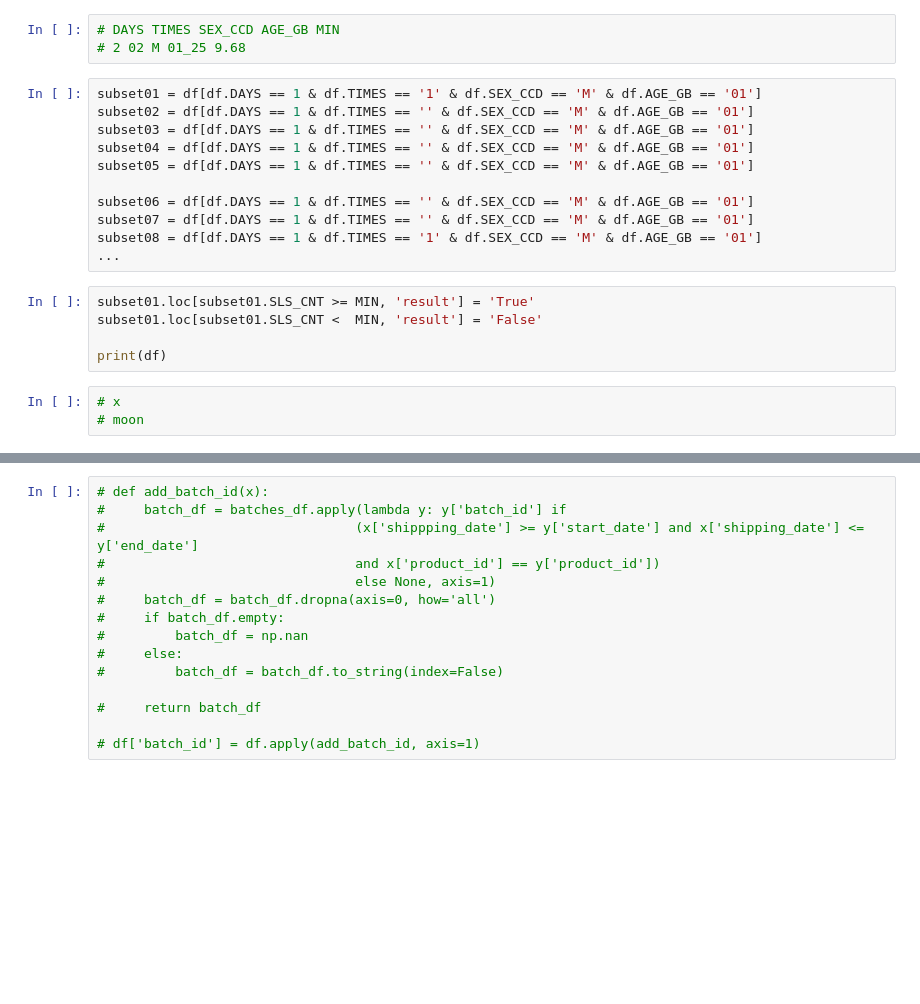
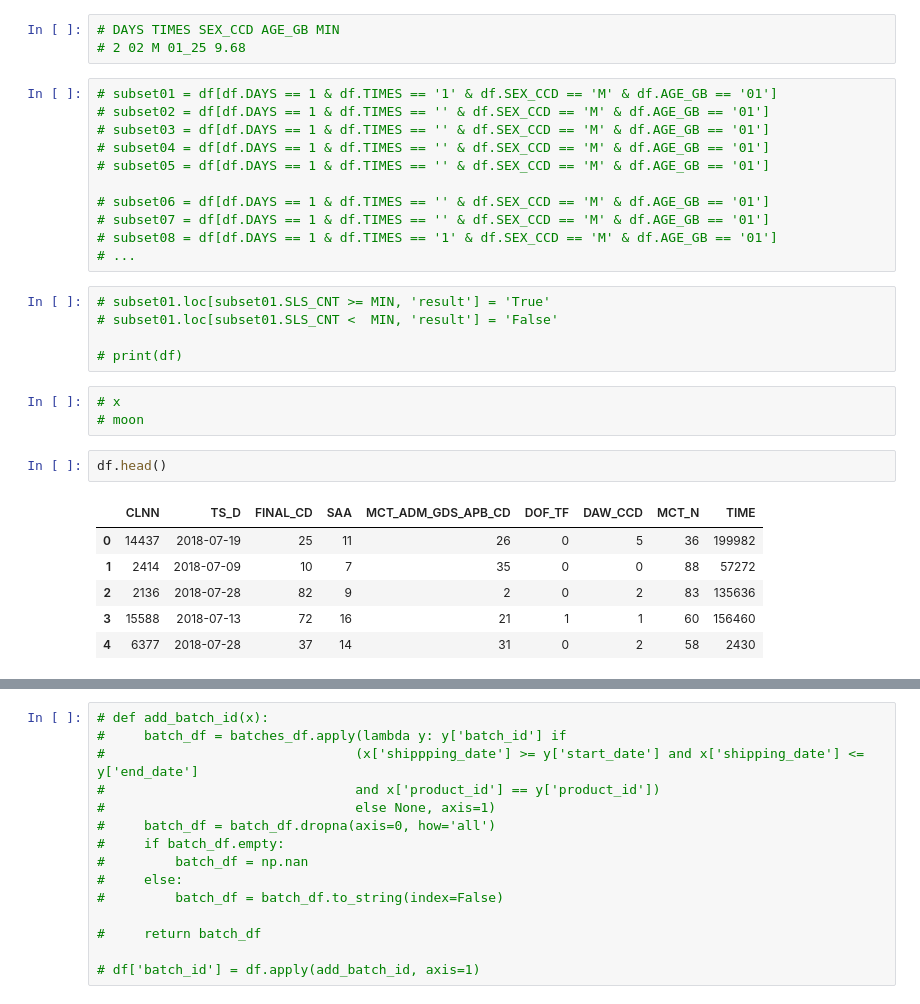
Before and after one commit to mchoimis/-, a Jupyter notebook: Multiple Filtering.ipynb, the cells around one changed output, grey strips where cells are left out. Cells and saved outputs as stored; diff of their text form; blank space fills up the shorter version.

```diff
--- a/Multiple Filtering.ipynb
+++ b/Multiple Filtering.ipynb
@@ -181,21 +181,30 @@ df[~df.FINAL_CD.isin(FINAL_CD_list) &    df.DAW_CCD.isin(DAW_CCD_list)] [:5]
 # DAYS TIMES SEX_CCD AGE_GB MIN
 # 2 02 M 01_25 9.68
 # %%
-subset01 = df[df.DAYS == 1 & df.TIMES == '1' & df.SEX_CCD == 'M' & df.AGE_GB == '01']
-subset02 = df[df.DAYS == 1 & df.TIMES == '' & df.SEX_CCD == 'M' & df.AGE_GB == '01']
-subset03 = df[df.DAYS == 1 & df.TIMES == '' & df.SEX_CCD == 'M' & df.AGE_GB == '01']
-subset04 = df[df.DAYS == 1 & df.TIMES == '' & df.SEX_CCD == 'M' & df.AGE_GB == '01']
-subset05 = df[df.DAYS == 1 & df.TIMES == '' & df.SEX_CCD == 'M' & df.AGE_GB == '01']
+# subset01 = df[df.DAYS == 1 & df.TIMES == '1' & df.SEX_CCD == 'M' & df.AGE_GB == '01']
+# subset02 = df[df.DAYS == 1 & df.TIMES == '' & df.SEX_CCD == 'M' & df.AGE_GB == '01']
+# subset03 = df[df.DAYS == 1 & df.TIMES == '' & df.SEX_CCD == 'M' & df.AGE_GB == '01']
+# subset04 = df[df.DAYS == 1 & df.TIMES == '' & df.SEX_CCD == 'M' & df.AGE_GB == '01']
+# subset05 = df[df.DAYS == 1 & df.TIMES == '' & df.SEX_CCD == 'M' & df.AGE_GB == '01']
 
-subset06 = df[df.DAYS == 1 & df.TIMES == '' & df.SEX_CCD == 'M' & df.AGE_GB == '01']
-subset07 = df[df.DAYS == 1 & df.TIMES == '' & df.SEX_CCD == 'M' & df.AGE_GB == '01']
-subset08 = df[df.DAYS == 1 & df.TIMES == '1' & df.SEX_CCD == 'M' & df.AGE_GB == '01']
-...
+# subset06 = df[df.DAYS == 1 & df.TIMES == '' & df.SEX_CCD == 'M' & df.AGE_GB == '01']
+# subset07 = df[df.DAYS == 1 & df.TIMES == '' & df.SEX_CCD == 'M' & df.AGE_GB == '01']
+# subset08 = df[df.DAYS == 1 & df.TIMES == '1' & df.SEX_CCD == 'M' & df.AGE_GB == '01']
+# ...
 # %%
-subset01.loc[subset01.SLS_CNT >= MIN, 'result'] = 'True'
-subset01.loc[subset01.SLS_CNT <  MIN, 'result'] = 'False'
+# subset01.loc[subset01.SLS_CNT >= MIN, 'result'] = 'True'
+# subset01.loc[subset01.SLS_CNT <  MIN, 'result'] = 'False'
 
-print(df)
+# print(df)
 # %%
 # x
 # moon
+# %%
+df.head()
+# %% [output]
+|  | CLNN | TS_D | FINAL_CD | SAA | MCT_ADM_GDS_APB_CD | DOF_TF | DAW_CCD | MCT_N | TIME |
+| 0 | 14437 | 2018-07-19 | 25 | 11 | 26 | 0 | 5 | 36 | 199982 |
+| 1 | 2414 | 2018-07-09 | 10 | 7 | 35 | 0 | 0 | 88 | 57272 |
+| 2 | 2136 | 2018-07-28 | 82 | 9 | 2 | 0 | 2 | 83 | 135636 |
+| 3 | 15588 | 2018-07-13 | 72 | 16 | 21 | 1 | 1 | 60 | 156460 |
+| 4 | 6377 | 2018-07-28 | 37 | 14 | 31 | 0 | 2 | 58 | 2430 |
```
Also changed, not shown: parts of 8 cells of this notebook, 2 other files.
